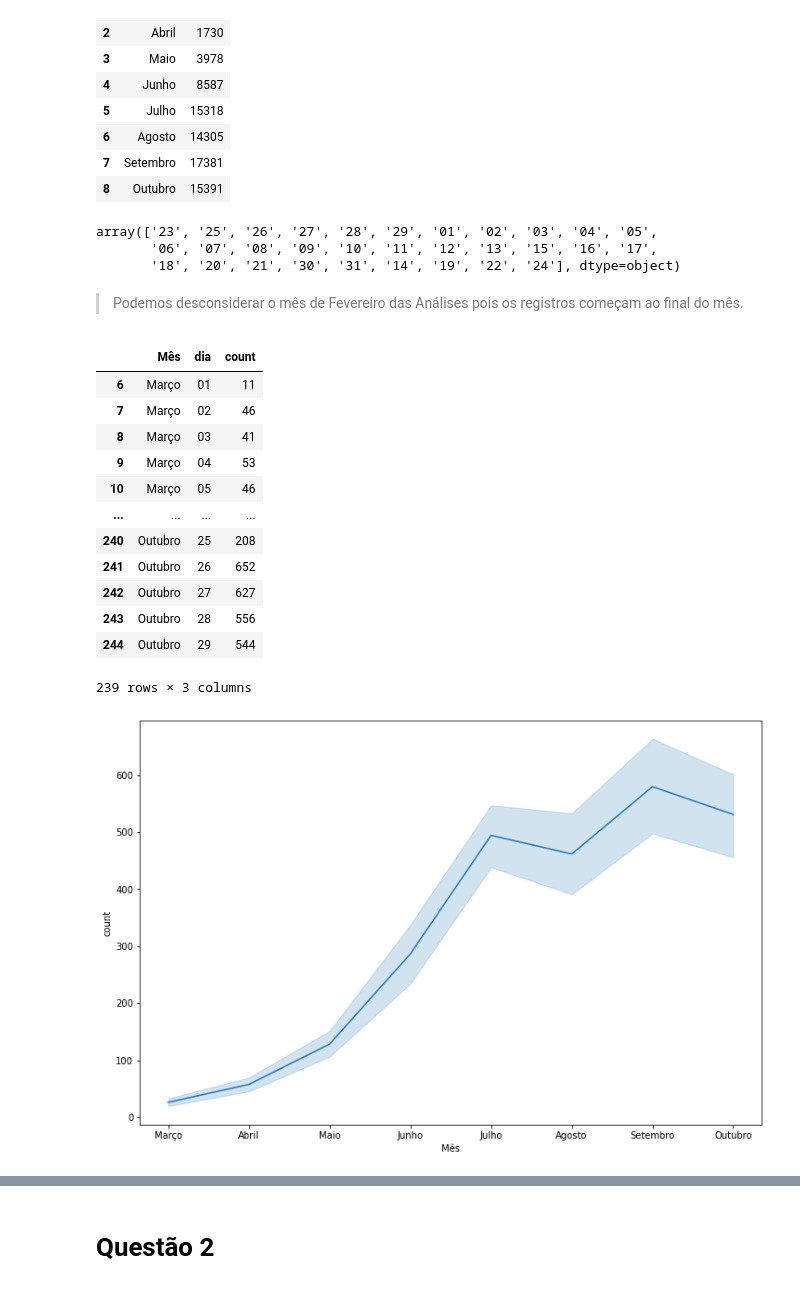
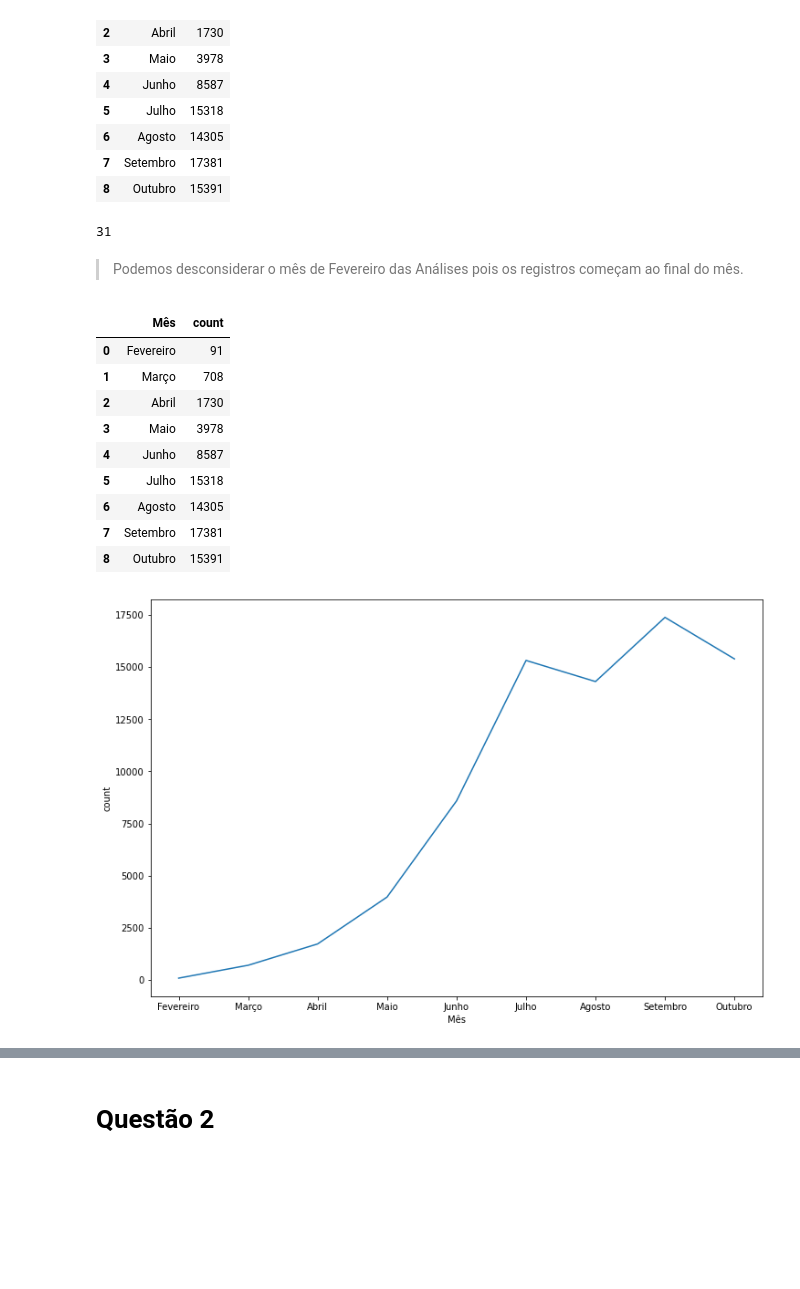
Before and after one commit to rafajovelho/Case3, a Jupyter notebook: Caso_TON.ipynb, the cells around one changed output, grey strips where cells are left out. Saved outputs shown, nothing was run; the diff lists cells and outputs as text; code cells hidden in the pictures; blank space fills up the shorter version.

```diff
--- a/Caso_TON.ipynb
+++ b/Caso_TON.ipynb
@@ -525,28 +527,23 @@ grafico12
 | 7 | Setembro | 17381 |
 | 8 | Outubro | 15391 |
 # %%
-q1.data.dt.strftime('%d').unique()
+# q1.data.dt.strftime('%d').unique()
 # %% [output]
-array(['23', '25', '26', '27', '28', '29', '01', '02', '03', '04', '05',
-       '06', '07', '08', '09', '10', '11', '12', '13', '15', '16', '17',
-       '18', '20', '21', '30', '31', '14', '19', '22', '24'], dtype=object)
+31
 # %% [markdown]
 > Podemos desconsiderar o mês de Fevereiro das Análises pois os registros começam ao final do mês.
 # %%
 grafico12 = q1.groupby('Mês', sort=False).agg({'id':'count'}).reset_index(drop = False)
-grafico12 = grafico1.rename(columns= {'id':'count'})
+grafico12 = grafico12.rename(columns= {'id':'count'})
 grafico12
 # %% [output]
-|  | Mês | dia | count |
-| 6 | Março | 01 | 11 |
-| 7 | Março | 02 | 46 |
-| 8 | Março | 03 | 41 |
-| 9 | Março | 04 | 53 |
-| 10 | Março | 05 | 46 |
-| ... | ... | ... | ... |
-| 240 | Outubro | 25 | 208 |
-| 241 | Outubro | 26 | 652 |
-| 242 | Outubro | 27 | 627 |
-| 243 | Outubro | 28 | 556 |
-| 244 | Outubro | 29 | 544 |
+|  | Mês | count |
+| 0 | Fevereiro | 91 |
+| 1 | Março | 708 |
+| 2 | Abril | 1730 |
+| 3 | Maio | 3978 |
+| 4 | Junho | 8587 |
+| 5 | Julho | 15318 |
+| 6 | Agosto | 14305 |
+| 7 | Setembro | 17381 |
+| 8 | Outubro | 15391 |
-239 rows × 3 columns
@@ -555,7 +550,7 @@ grafico12
 # %%
 plt.figure(figsize=(12,8))
 
-sns.lineplot(data = grafico1, x = 'Mês', y = 'count')
+sns.lineplot(data = grafico12, x = 'Mês', y = 'count', markers = True)
 plt.show()
 # %% [output]
-[figure, old version]
+[figure, new version]
```
Also changed, not shown: parts of 9 cells of this notebook.
